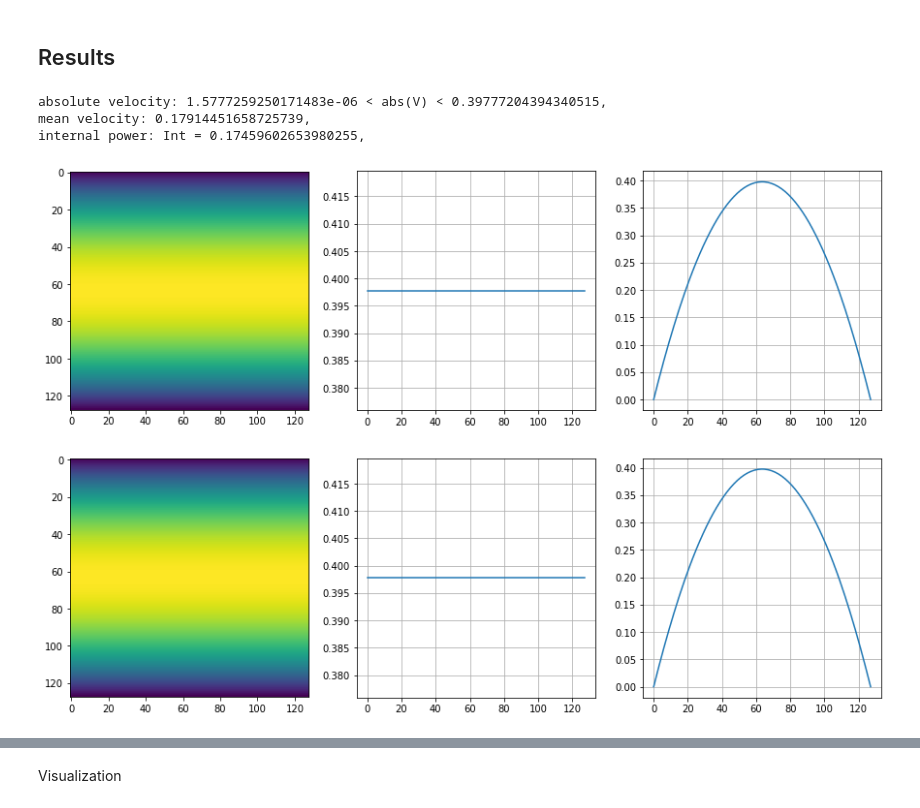
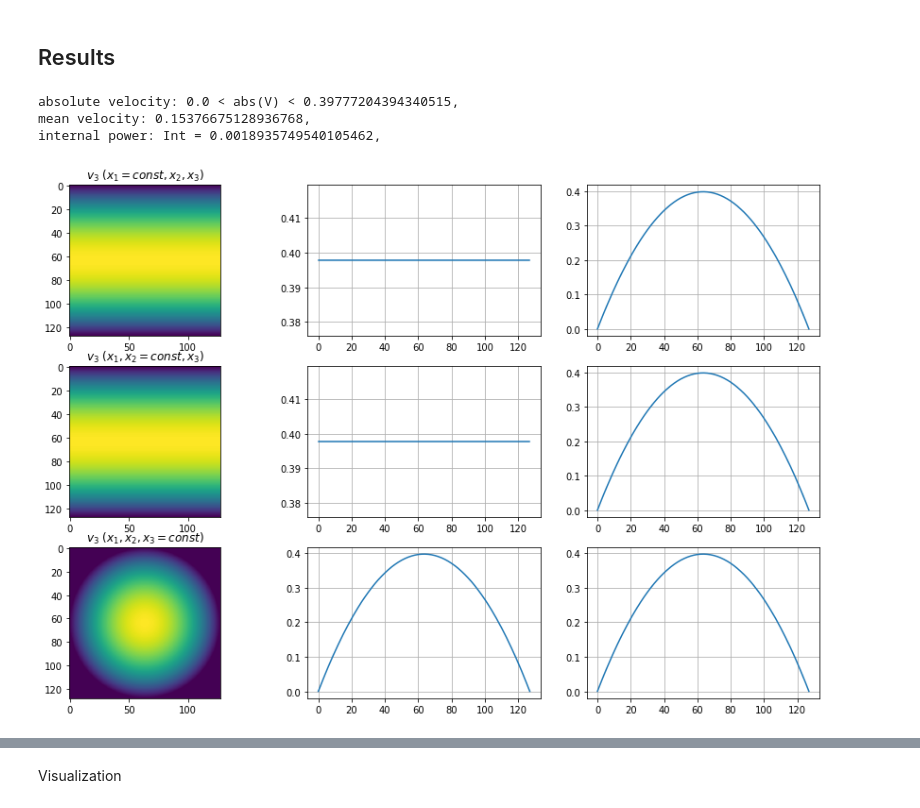
Before and after one commit to litvinenkonikita/Physics_based_ML, a Jupyter notebook: Exact_test/Check_3D_analytical.ipynb, the cells around one changed output, grey strips where cells are left out. Drawn from its saved outputs; the diff is of its cells as text; code cells hidden in the pictures.

```diff
--- a/Exact_test/Check_3D_analytical.ipynb
+++ b/Exact_test/Check_3D_analytical.ipynb
@@ -138,7 +138,7 @@ Boundary conditions
 Qm = [0, 0, -1E-5]
 
 #Flow rates Q1+,Q2+,Q3+
-Qp = [0, 0, 1E-5]
+Qp = [0, 0, +1E-5]
 # %% [markdown]
 2. NL layers have fixed values of the unknown function $\boldsymbol\Psi$.
 # %%
@@ -645,21 +618,14 @@ Vabs[0,0,0] = 0.39776602387428284, Vabs[0,0,-1] = 0.39776602387428284, Vabs[0,-1
 # %% [markdown]
 ## Results
 # %%
-#Fix psi function on the boundaries
-psi_masked = psi.clone().detach()
-# for i in range(len(SIZE)):
-#     psi_masked[i,:,:NL,:]  = psimm[i].to('cpu')
-#     #psi_masked[i,:,-NL:,:] = psipp[i]
-# psi_masked[0,:,-NL:,:] = psi_masked[0,0,-1,-1]
-# psi_masked[1,:,-NL:,:] = (Qp[2] + psi_masked[0,0,-1,-1]*L[0]) / L[1]
 
-# psi_masked[2,:,-NL:,:] = psipp[2].to('cpu')
-# psi_masked[2,0,:,0] = psimm[2].to('cpu')
-# psi_masked[2,0,:,-1] = psipp[2].to('cpu')
+v1, v2, v3 = velocityDistr(psi[0,0,:,:], psi[1,0,:,:], psi[2,0,:,:], DX1N, DX2N, DX3N, L[0], L[1], L[2])
+
+###################Zero values inside the walls######################
+X1A, X2A = torch.meshgrid(X1N, X2N)
+v3[(X1A*L[0] - 0.5*L[0])**2 + (X2A*L[1] - 0.5*L[1])**2 > R**2] = 0
 
 
-v1, v2, v3 = velocityDistr(psi_masked[0,0,:,:], psi_masked[1,0,:,:], psi_masked[2,0,:,:], DX1N, DX2N, DX3N, L[0], L[1], L[2])
-#v3[(X1N*L[0] - 0.5*L[0])**2 + (X2N*L[1] - 0.5*L[0])**2 > R**2] = 0
 
 dv1dx1, dv2dx2, dv3dx3, divV  = divVel(v1, v2, v3, DX1N, DX2N, DX3N, L[0], L[1], L[2])
 
@@ -680,37 +646,53 @@ print(f'absolute velocity: {Vabs.min()} < abs(V) < {Vabs.max()},')
 print(f'mean velocity: {Vabs.mean()},')
 print(f'internal power: Int = {out},')
 # %% [output]
-absolute velocity: 1.5777259250171483e-06 < abs(V) < 0.39777204394340515,
-mean velocity: 0.17914451658725739,
-internal power: Int = 0.17459602653980255,
+absolute velocity: 0.0 < abs(V) < 0.39777204394340515,
+mean velocity: 0.15376675128936768,
+internal power: Int = 0.0018935749540105462,
 # %%
 fig = plt.figure(figsize=(FIGSIZE*3, FIGSIZE*2))
-plt.subplot(2,3,1)
+
+plt.subplot(3,3,1)
+plt.title('$v_3$ $(x_1=const,x_2,x_3)$')
 plt.imshow(v3[slices[0],:,:].to('cpu'))
-#plt.title(f'$\psi_{i+1}$')
-#plt.subplot(nr,nc,i+1+nc)
-plt.subplot(2,3,2)
+
+plt.subplot(3,3,2)
 plt.plot(v3[slices[0],slices[1],:].to('cpu'))
 plt.grid()
 
-plt.subplot(2,3,3)
+plt.subplot(3,3,3)
 plt.plot(v3[slices[0],:,slices[2]].to('cpu'))
 plt.grid()
 
-plt.subplot(2,3,4)
+
+plt.subplot(3,3,4)
+plt.title('$v_3$ $(x_1,x_2=const,x_3)$')
 plt.imshow(v3[:,slices[1],:].to('cpu'))
-#plt.title(f'$\psi_{i+1}$')
-#plt.subplot(nr,nc,i+1+nc)
-plt.subplot(2,3,5)
+
+plt.subplot(3,3,5)
 plt.plot(v3[slices[0],slices[1],:].to('cpu'))
 plt.grid()
 
-plt.subplot(2,3,6)
+plt.subplot(3,3,6)
 plt.plot(v3[slices[0],:,slices[2]].to('cpu'))
 plt.grid()
 
+
+plt.subplot(3,3,7)
+plt.title('$v_3$ $(x_1,x_2,x_3=const)$')
+plt.imshow(v3[:,:,slices[2]].to('cpu'))
+
+plt.subplot(3,3,8)
+plt.plot(v3[:,slices[1],slices[2]].to('cpu'))
+plt.grid()
+
+plt.subplot(3,3,9)
+plt.plot(v3[slices[0],:,slices[2]].to('cpu'))
+plt.grid()
+
+
 plt.show()
 # %% [output]
-[figure, old version]
+[figure, new version]
 # %%
 fig, ax = plt.subplots(figsize=(FIGSIZE*3, FIGSIZE*3),subplot_kw={"projection": "3d"})
```
Also changed, not shown: parts of 14 cells of this notebook.
